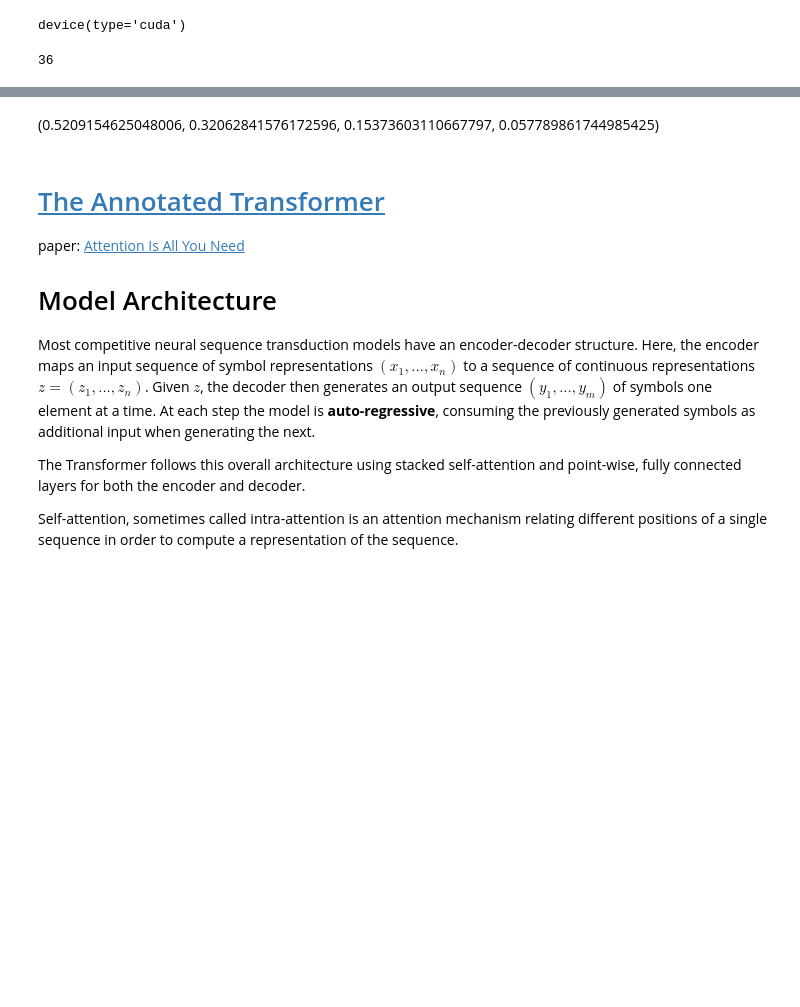
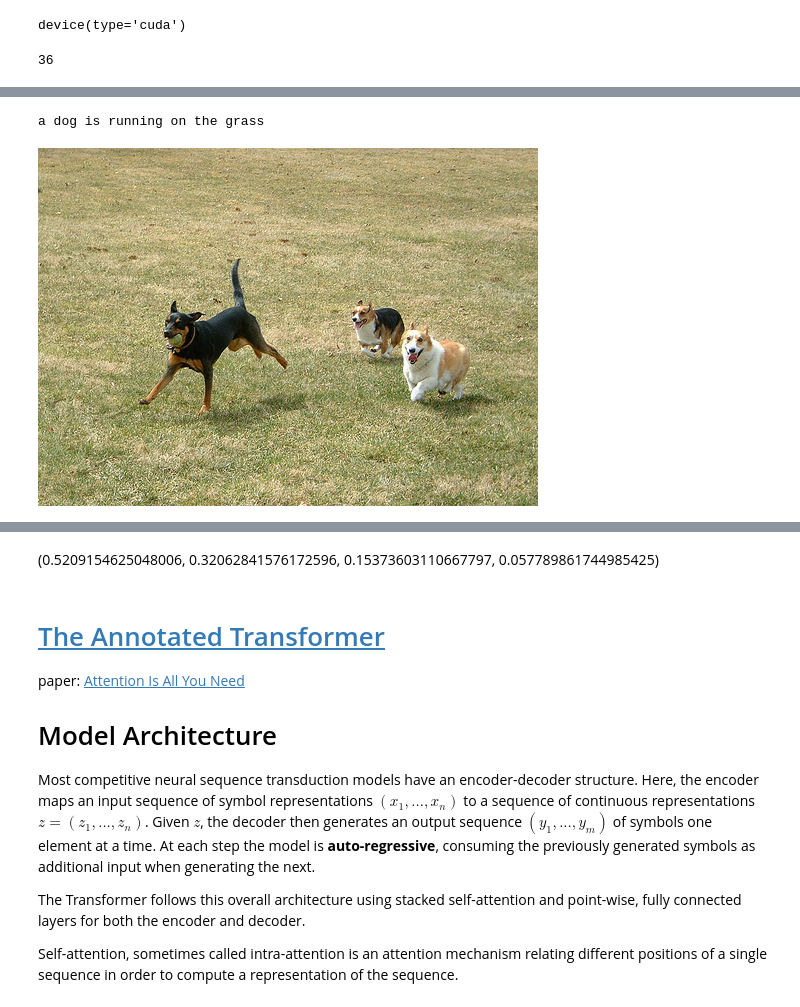
Before and after one commit to YamenHabib/ML-DL, a Jupyter notebook: Image_Captioning.ipynb, the cells around one changed output, grey strips where cells are left out. Cells and saved outputs as stored; diff of their text form; code cells hidden in the pictures; blank space fills up the shorter version.

```diff
--- a/Image_Captioning.ipynb
+++ b/Image_Captioning.ipynb
@@ -234,19 +316,19 @@ class Attention(nn.Module):
     def __init__(self, encoder_dim,decoder_dim,attention_dim):
         super(Attention, self).__init__()
         self.attention_dim = attention_dim
-        self.W = nn.Linear(decoder_dim,attention_dim)
-        self.U = nn.Linear(encoder_dim,attention_dim)
-        self.A = nn.Linear(attention_dim,1)
+        self.Q = nn.Linear(decoder_dim,attention_dim)
+        self.K = nn.Linear(encoder_dim,attention_dim)
+        self.V = nn.Linear(attention_dim,1)
 
     def forward(self, features, hidden_state):
-        u_hs = self.U(features)     #(batch_size,num_layers,attention_dim)
-        w_ah = self.W(hidden_state) #(batch_size,attention_dim)
-        combined_states = torch.tanh(u_hs + w_ah.unsqueeze(1)) #(batch_size,num_layers,attemtion_dim)
-        attention_scores = self.A(combined_states)         #(batch_size,num_layers,1)
-        attention_scores = attention_scores.squeeze(2)     #(batch_size,num_layers)
-        alpha = F.softmax(attention_scores,dim=1)          #(batch_size,num_layers)
-        attention_weights = features * alpha.unsqueeze(2)  #(batch_size,num_layers,features_dim)
-        attention_weights = attention_weights.sum(dim=1)   #(batch_size,num_layers)
+        k_hs = self.K(features)                                   #(batch_size,num_layers,attention_dim)
+        q_ah = self.Q(hidden_state)                               #(batch_size,attention_dim)
+        combined_states = torch.tanh(k_hs + q_ah.unsqueeze(1))    #(batch_size,num_layers,attemtion_dim)
+        attention_scores = self.V(combined_states)                #(batch_size,num_layers,1)
+        attention_scores = attention_scores.squeeze(2)            #(batch_size,num_layers)
+        alpha = F.softmax(attention_scores,dim=1)                 #(batch_size,num_layers)
+        attention_weights = features * alpha.unsqueeze(2)         #(batch_size,num_layers,features_dim)
+        attention_weights = attention_weights.sum(dim=1)          #(batch_size,num_layers)
         return alpha, attention_weights
 # %%
 #Attention Decoder
@@ -435,8 +502,5 @@ min_val_loss = float('inf')
 # %%
-model = Model(
-    embed_size=300,
-    vocab_size = vocab_size,
-    attention_dim=256,
-    encoder_dim=512,
-    decoder_dim=512
-)
+model = Model(embed_size=300, vocab_size = vocab_size, attention_dim=256, encoder_dim=512, decoder_dim=512)
+checkpoint = torch.load(DATA_PATH + 'lstm_model.tar')
+model.load_state_dict(checkpoint['state_dict'])
+model= model.to(device)
@@ -454,5 +514,10 @@ def get_caps_from(features):
         caption = ' '.join(caps)
     return caption
 # %%
-img_index = 50
+img_index = 78
 _,_, img, img_name = valid_encodedDataset[img_index]
+print(get_caps_from(img.to(device)))
+Image.open(DATA_PATH +'Images/' +img_name)
+# %% [output]
+a dog is running on the grass
+[figure, added]
```
Also changed, not shown: parts of 29 cells of this notebook.
